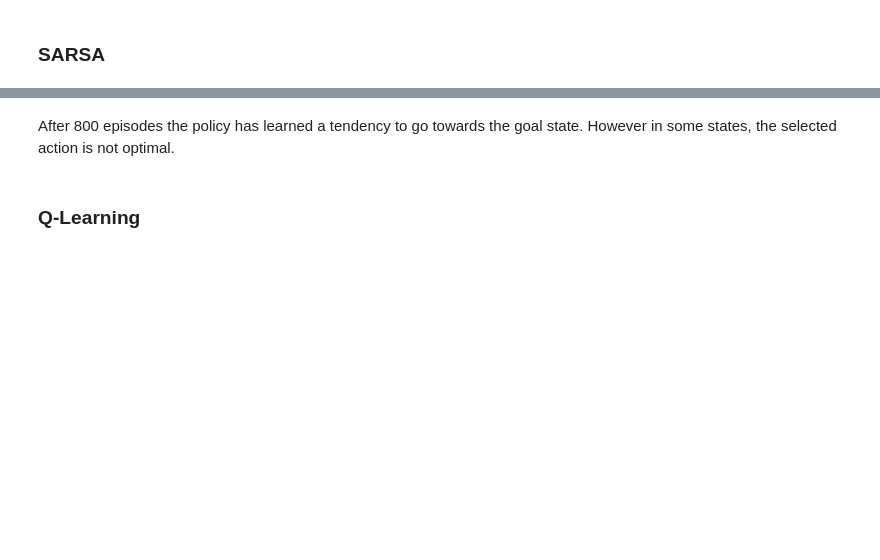
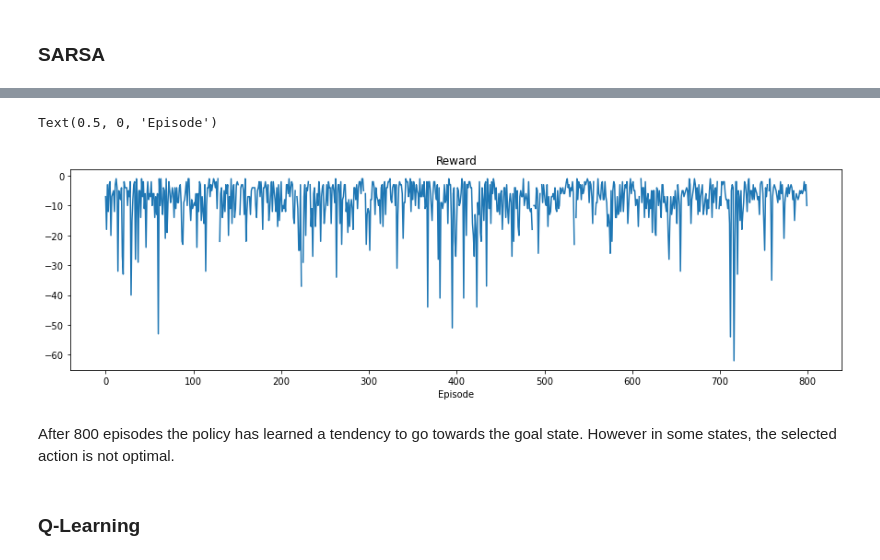
Before and after one commit to tsitsimis/from-scratch, a Jupyter notebook: examples/rl/temporal-difference-learning.ipynb, the cells around one changed output, grey strips where cells are left out. Saved outputs shown, nothing was run; the diff lists cells and outputs as text; code cells hidden in the pictures; blank space fills up the shorter version.

```diff
--- a/examples/rl/temporal-difference-learning.ipynb
+++ b/examples/rl/temporal-difference-learning.ipynb
@@ -64,3 +64,11 @@ grid.plot(policy)
+# %%
+plt.figure(figsize=(15, 4))
+plt.plot(sarsa.episode_reward)
+plt.title("Reward")
+plt.xlabel("Episode")
+# %% [output]
+Text(0.5, 0, 'Episode')
+[figure, added]
 # %% [markdown]
 After 800 episodes the policy has learned a tendency to go towards the goal state. However in some states, the selected action is not optimal.
 # %% [markdown]
```
Also changed, not shown: parts of 20 cells of this notebook.
